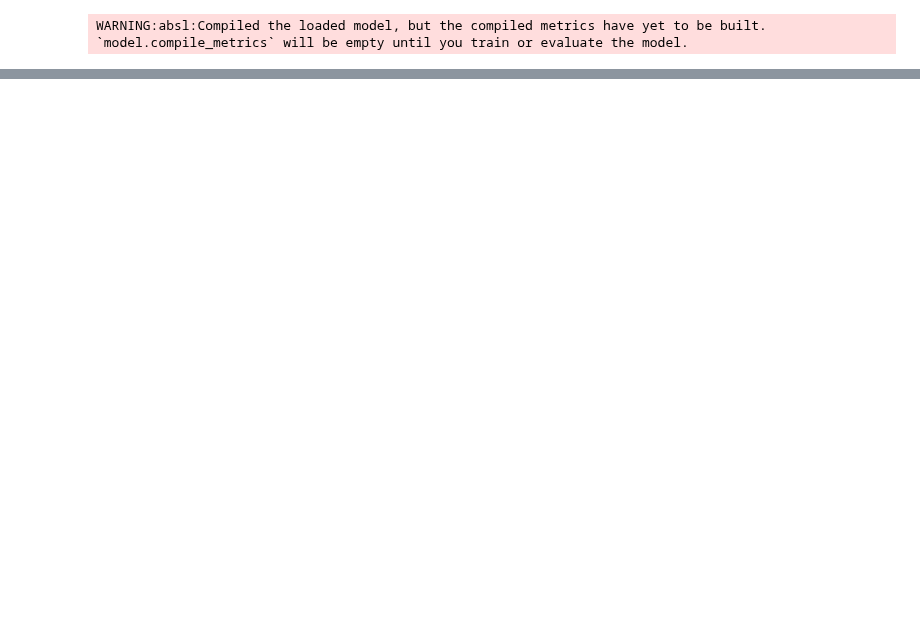
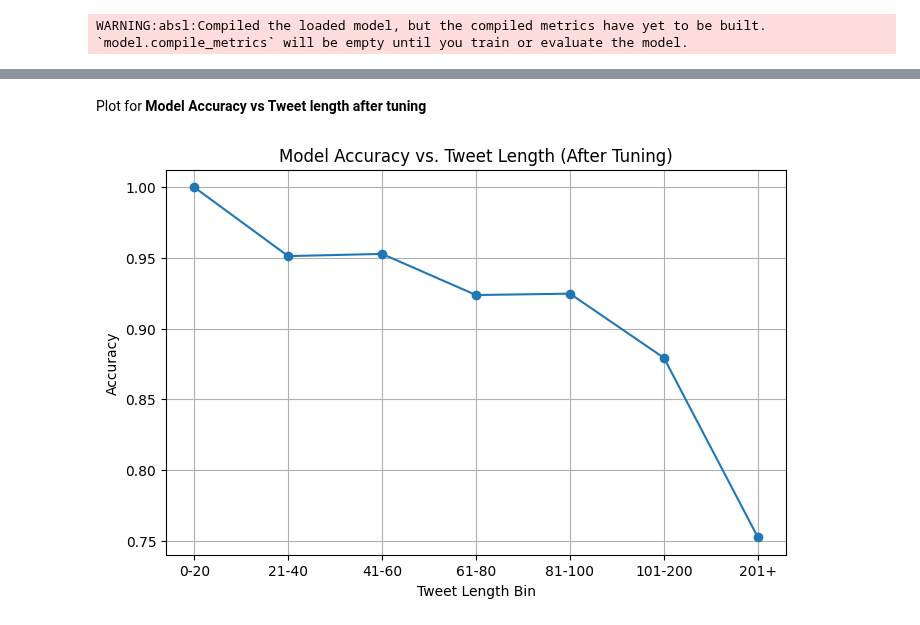
Before and after one commit to LCIT-AISC-T3-S25/Group3, a Jupyter notebook: Notebooks/Causal_TF_FastText.ipynb, the cells around one changed output, grey strips where cells are left out. Saved outputs shown, nothing was run; the diff lists cells and outputs as text; code cells hidden in the pictures; blank space fills up the shorter version.

```diff
--- a/Notebooks/Causal_TF_FastText.ipynb
+++ b/Notebooks/Causal_TF_FastText.ipynb
@@ -453,0 +739,17 @@ weighted avg       0.87      0.86      0.87     88213
+# %%
+test_df_eval_tuned = X_test_df.copy()
+test_df_eval_tuned['true_label'] = y_test_true_tuned_two
+test_df_eval_tuned['pred_label'] = y_test_pred_tuned_two
+test_df_eval_tuned['correct'] = (test_df_eval_tuned['true_label'] == test_df_eval_tuned['pred_label']).astype(int)
+# %%
+test_df_eval_tuned['true_label_str'] = [labels[i] for i in y_test_true_tuned_two]
+test_df_eval_tuned['pred_label_str'] = [labels[i] for i in y_test_pred_tuned_two]
+# %%
+bins = [0, 20, 40, 60, 80, 100, 200, 1000]
+labels_bins = ['0-20', '21-40', '41-60', '61-80', '81-100', '101-200', '201+']
+test_df_eval_tuned['length_bin'] = pd.cut(test_df_eval_tuned['tweet_length'], bins=bins, labels=labels_bins, right=True)
+# %%
+length_bin_perf_tuned = test_df_eval_tuned.groupby('length_bin')['correct'].mean().reset_index()
+length_bin_perf_tuned.columns = ['Tweet Length Bin', 'Accuracy']
+
+print(length_bin_perf_tuned)
@@ -453,0 +765,12 @@ weighted avg       0.87      0.86      0.87     88213
+# %% [markdown]
+Plot for **Model Accuracy vs Tweet length after tuning**
+# %%
+plt.figure(figsize=(8,5))
+plt.plot(length_bin_perf_tuned['Tweet Length Bin'], length_bin_perf_tuned['Accuracy'], marker='o')
+plt.title("Model Accuracy vs. Tweet Length (After Tuning)")
+plt.xlabel("Tweet Length Bin")
+plt.ylabel("Accuracy")
+plt.grid()
+plt.show()
+# %% [output]
+[figure, added]
```
Also changed, not shown: parts of 85 cells of this notebook, 6 other files.
